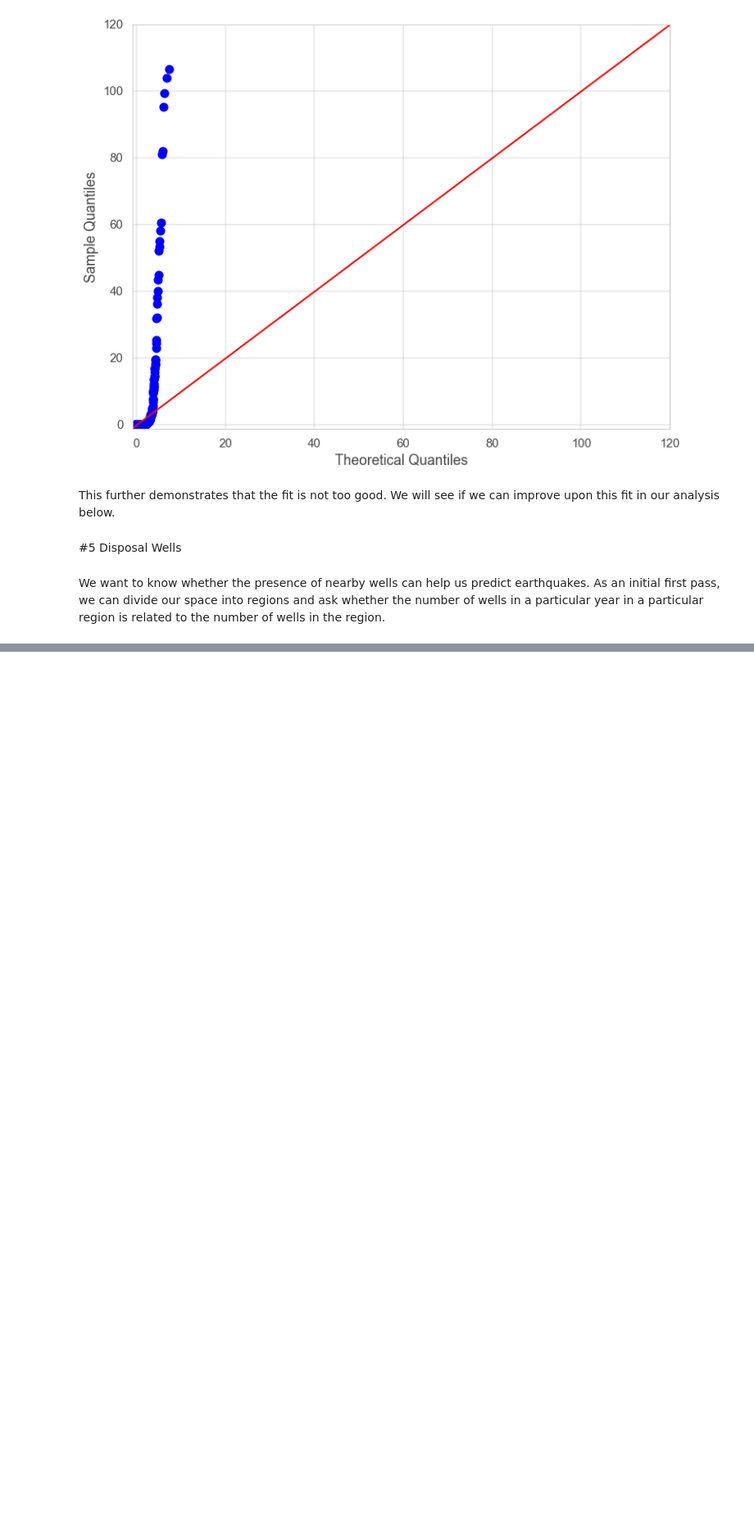
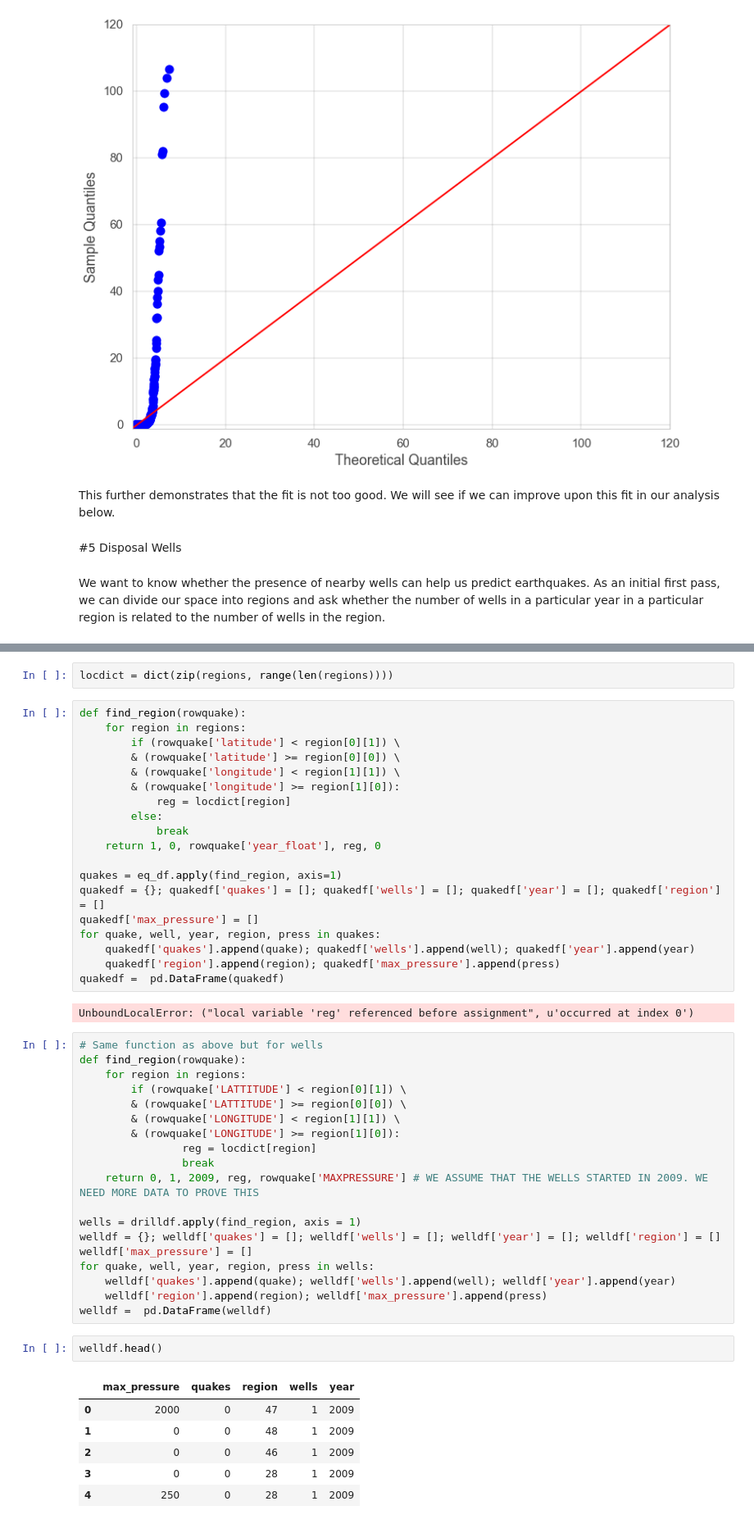
Before and after one commit to tperol/earthquake-clusters, a Jupyter notebook: Final.ipynb, the cells around one changed output, grey strips where cells are left out. Shown at 82% size. Drawn from its saved outputs; the diff is of its cells as text; blank space fills up the shorter version.

```diff
--- a/Final.ipynb
+++ b/Final.ipynb
@@ -381,0 +435,51 @@ def find_regions(df):
+# %%
+locdict = dict(zip(regions, range(len(regions))))
+# %%
+def find_region(rowquake):
+    for region in regions:
+        if (rowquake['latitude'] < region[0][1]) \
+        & (rowquake['latitude'] >= region[0][0]) \
+        & (rowquake['longitude'] < region[1][1]) \
+        & (rowquake['longitude'] >= region[1][0]):
+            reg = locdict[region]
+        else:
+            break
+    return 1, 0, rowquake['year_float'], reg, 0
+
+quakes = eq_df.apply(find_region, axis=1)
+quakedf = {}; quakedf['quakes'] = []; quakedf['wells'] = []; quakedf['year'] = []; quakedf['region'] = []
+quakedf['max_pressure'] = []
+for quake, well, year, region, press in quakes:
+    quakedf['quakes'].append(quake); quakedf['wells'].append(well); quakedf['year'].append(year)
+    quakedf['region'].append(region); quakedf['max_pressure'].append(press)
+quakedf =  pd.DataFrame(quakedf)
+# %% [output]
+UnboundLocalError: ("local variable 'reg' referenced before assignment", u'occurred at index 0')
+# %%
+# Same function as above but for wells
+def find_region(rowquake):
+    for region in regions:
+        if (rowquake['LATTITUDE'] < region[0][1]) \
+        & (rowquake['LATTITUDE'] >= region[0][0]) \
+        & (rowquake['LONGITUDE'] < region[1][1]) \
+        & (rowquake['LONGITUDE'] >= region[1][0]):
+                reg = locdict[region]
+                break
+    return 0, 1, 2009, reg, rowquake['MAXPRESSURE'] # WE ASSUME THAT THE WELLS STARTED IN 2009. WE NEED MORE DATA TO PROVE THIS
+
+wells = drilldf.apply(find_region, axis = 1)
+welldf = {}; welldf['quakes'] = []; welldf['wells'] = []; welldf['year'] = []; welldf['region'] = []
+welldf['max_pressure'] = []
+for quake, well, year, region, press in wells:
+    welldf['quakes'].append(quake); welldf['wells'].append(well); welldf['year'].append(year)
+    welldf['region'].append(region); welldf['max_pressure'].append(press)
+welldf =  pd.DataFrame(welldf)
+# %%
+welldf.head()
+# %% [output]
+|  | max_pressure | quakes | region | wells | year |
+| 0 | 2000 | 0 | 47 | 1 | 2009 |
+| 1 | 0 | 0 | 48 | 1 | 2009 |
+| 2 | 0 | 0 | 46 | 1 | 2009 |
+| 3 | 0 | 0 | 28 | 1 | 2009 |
+| 4 | 250 | 0 | 28 | 1 | 2009 |
```
Also changed, not shown: parts of 7 cells of this notebook.
